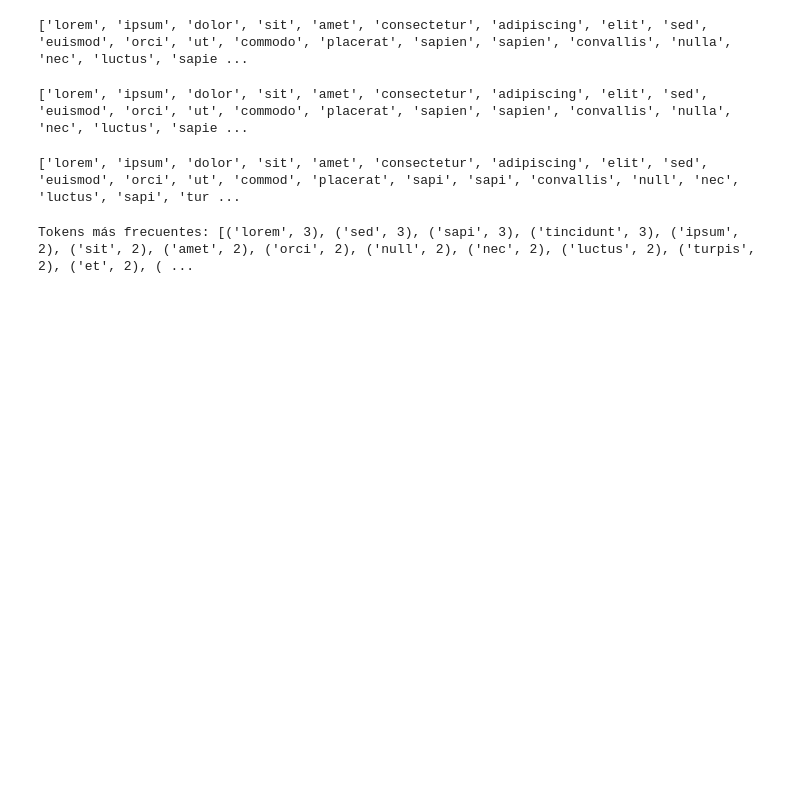
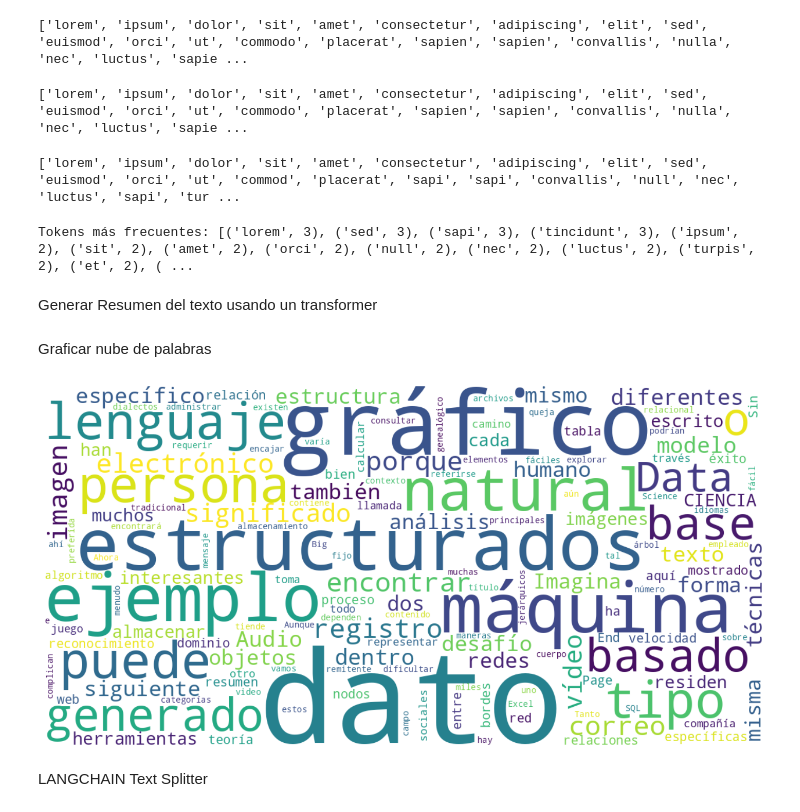
Before and after one commit to MorettiFrancisco/CD, a Jupyter notebook: TP_7-5.ipynb, the cells around one changed output. Drawn from its saved outputs; the diff is of its cells as text; code cells hidden in the pictures; blank space fills up the shorter version.

Commit message:
add splitter

```diff
--- a/TP_7-5.ipynb
+++ b/TP_7-5.ipynb
@@ -67,3 +92,5 @@ tokens_mas_frecuentes = frecuencia_tokens.most_common(30)
 print("Tokens más frecuentes:", tokens_mas_frecuentes)
 # %% [output]
 Tokens más frecuentes: [('lorem', 3), ('sed', 3), ('sapi', 3), ('tincidunt', 3), ('ipsum', 2), ('sit', 2), ('amet', 2), ('orci', 2), ('null', 2), ('nec', 2), ('luctus', 2), ('turpis', 2), ('et', 2), ( ...
+# %% [markdown]
+Generar Resumen del texto usando un transformer
@@ -69,0 +111,2 @@ Tokens más frecuentes: [('lorem', 3), ('sed', 3), ('sapi', 3), ('tincidunt', 3)
+# %% [markdown]
+Graficar nube de palabras
@@ -69,0 +116,48 @@ Tokens más frecuentes: [('lorem', 3), ('sed', 3), ('sapi', 3), ('tincidunt', 3)
+# %%
+# STOPWORDS son palabras irrelevantes a ignorar en la nube de palabras
+mis_stopwords = set(STOPWORDS) # Empezamos con las de la librería
+stopwords_es = {"de", "la", "el", "y", "en", "un", "una", "su", "para", "es", "se", "lo", "ya", "que",
+                "del", "al", "con", "por", "mi", "tu", "como", "más", "este", "esta", "esto", "pero",
+                "son", "las", "los", "nos", "nosotros", "vosotros", "ellos", "ellas", "fue", "fue",
+                "ser", "tener", "hace", "finales", "medida", "trata", "ya", "cual", "gran", "cantidad"}
+mis_stopwords.update(stopwords_es)
+
+# Puedes preprocesar el texto aún más si lo deseas (ej. convertir a minúsculas, quitar puntuación)
+# texto_procesado = texto_largo.lower()
+# (Aquí, wordcloud ya maneja la tokenización y la conversión a minúsculas por defecto)
+
+# Paso 4: Crear y configurar el objeto WordCloud
+# Algunos parámetros comunes:
+# - width, height: Ancho y alto de la imagen generada.
+# - background_color: Color de fondo de la nube ('white', 'black', etc.).
+# - stopwords: Un conjunto de palabras a ignorar.
+# - max_words: El número máximo de palabras a mostrar en la nube.
+# - min_font_size: El tamaño de fuente más pequeño a usar.
+# - collocations: Si se deben incluir o no bigramas (pares de palabras). Por defecto es True.
+#                  Ponerlo en False puede dar más énfasis a palabras individuales.
+# - contour_width, contour_color: Para dibujar un contorno alrededor de las palabras o la máscara.
+# - font_path: Ruta a un archivo de fuente .ttf o .otf si quieres usar una fuente específica.
+
+nube = WordCloud(
+    width=1200,
+    height=600,
+    background_color='white',
+    stopwords=mis_stopwords,
+    max_words=150,
+    min_font_size=10,
+    collocations=False # True para incluir frases de dos palabras comunes
+    # contour_width=1,
+    # contour_color='steelblue',
+    # font_path='ruta/a/tu/fuente.ttf' # Opcional
+).generate(text_cleaned) # Generar la nube a partir del string
+
+# Paso 5: Mostrar la nube de palabras usando matplotlib
+plt.figure(figsize=(15, 7)) # Define el tamaño de la figura donde se mostrará
+plt.imshow(nube, interpolation='bilinear') # 'bilinear' hace que la imagen se vea más suave
+plt.axis("off") # Oculta los ejes (x, y)
+plt.tight_layout(pad=0) # Ajusta el layout para que la nube ocupe todo el espacio
+plt.show()
+# %% [output]
+[figure, added]
+# %% [markdown]
+LANGCHAIN Text Splitter
```
Also changed, not shown: parts of 7 cells of this notebook.
